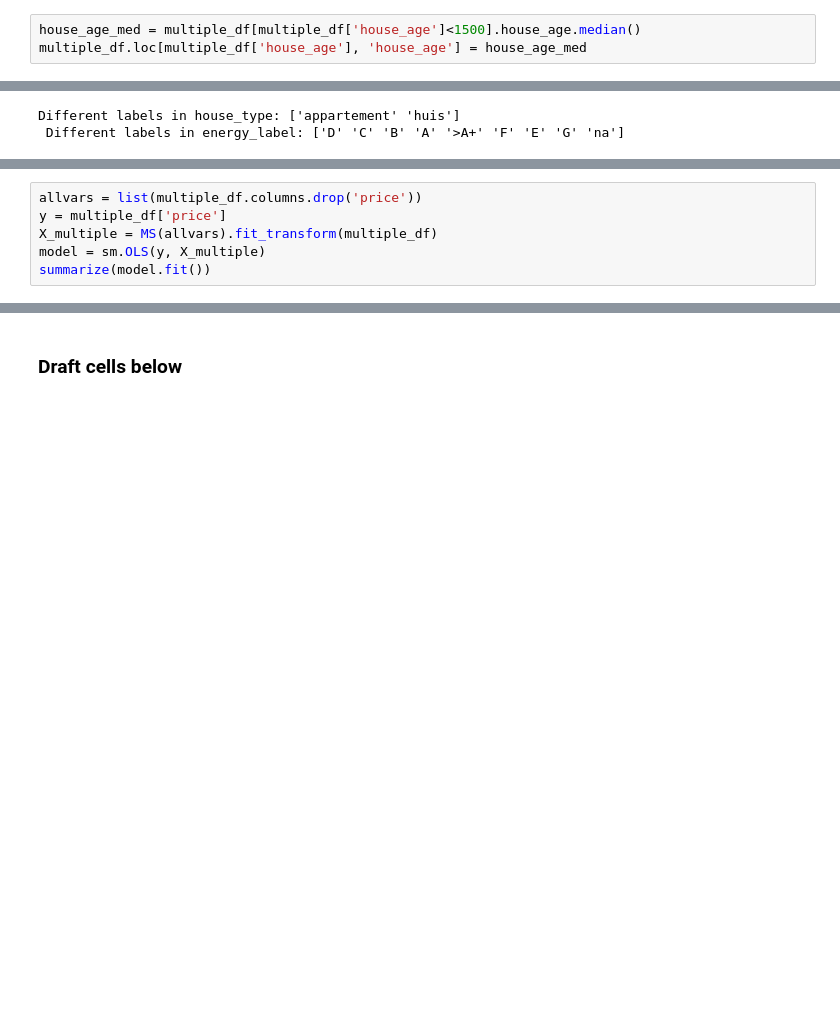
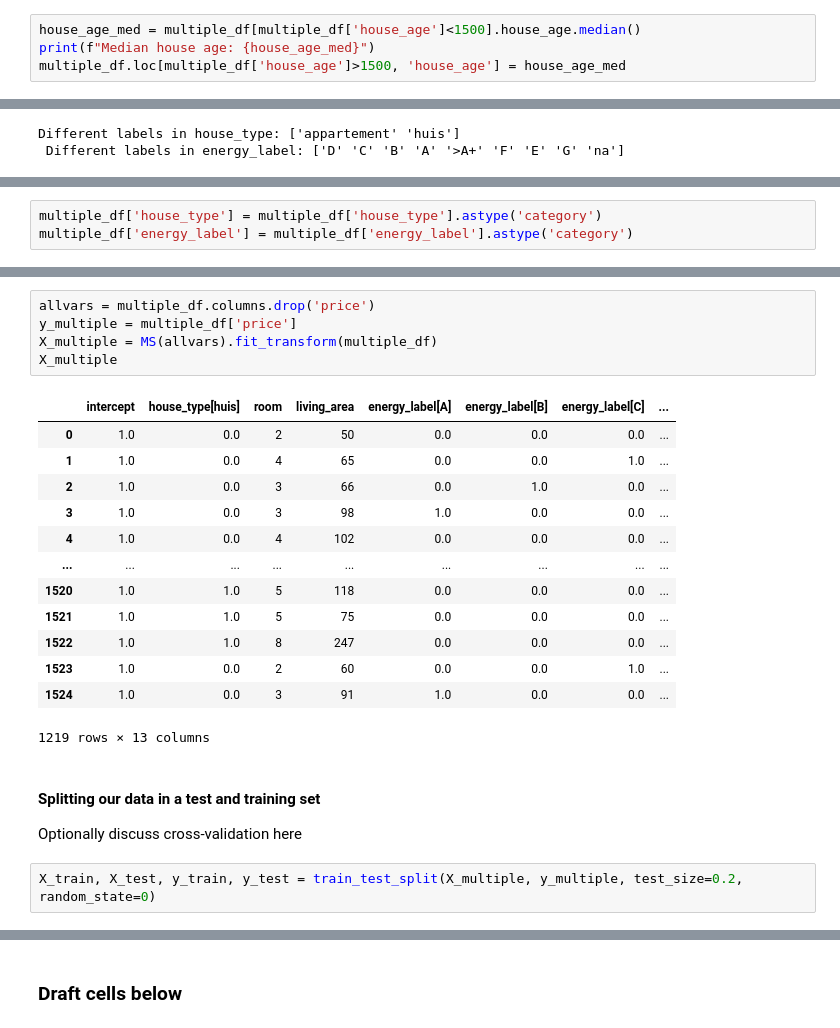
Before and after one commit to luukvanroessel/ML, a Jupyter notebook: funda.ipynb, the cells around one changed output, grey strips where cells are left out. Drawn from its saved outputs; the diff is of its cells as text; blank space fills up the shorter version.

Commit message:
Finalize multiple regression

```diff
--- a/funda.ipynb
+++ b/funda.ipynb
@@ -220,5 +218,6 @@ sns.pairplot(data=multiple_df)
 Apparently, some houses have an house_age of 2023, which is likely invalid. For now, we enter the median value of the valid house_age for the invalid entries
 # %%
 house_age_med = multiple_df[multiple_df['house_age']<1500].house_age.median()
-multiple_df.loc[multiple_df['house_age'], 'house_age'] = house_age_med
+print(f"Median house age: {house_age_med}")
+multiple_df.loc[multiple_df['house_age']>1500, 'house_age'] = house_age_med
 # %% [markdown]
@@ -240,0 +237,3 @@ multiple_df.energy_label.hist()
+# %%
+multiple_df['house_type'] = multiple_df['house_type'].astype('category')
+multiple_df['energy_label'] = multiple_df['energy_label'].astype('category')
@@ -241,6 +247,25 @@ multiple_df.energy_label.hist()
 # %%
-allvars = list(multiple_df.columns.drop('price'))
-y = multiple_df['price']
+allvars = multiple_df.columns.drop('price')
+y_multiple = multiple_df['price']
 X_multiple = MS(allvars).fit_transform(multiple_df)
-model = sm.OLS(y, X_multiple)
-summarize(model.fit())
+X_multiple
+# %% [output]
+|  | intercept | house_type[huis] | room | living_area | energy_label[A] | energy_label[B] | energy_label[C] | ... |
+| 0 | 1.0 | 0.0 | 2 | 50 | 0.0 | 0.0 | 0.0 | ... |
+| 1 | 1.0 | 0.0 | 4 | 65 | 0.0 | 0.0 | 1.0 | ... |
+| 2 | 1.0 | 0.0 | 3 | 66 | 0.0 | 1.0 | 0.0 | ... |
+| 3 | 1.0 | 0.0 | 3 | 98 | 1.0 | 0.0 | 0.0 | ... |
+| 4 | 1.0 | 0.0 | 4 | 102 | 0.0 | 0.0 | 0.0 | ... |
+| ... | ... | ... | ... | ... | ... | ... | ... | ... |
+| 1520 | 1.0 | 1.0 | 5 | 118 | 0.0 | 0.0 | 0.0 | ... |
+| 1521 | 1.0 | 1.0 | 5 | 75 | 0.0 | 0.0 | 0.0 | ... |
+| 1522 | 1.0 | 1.0 | 8 | 247 | 0.0 | 0.0 | 0.0 | ... |
+| 1523 | 1.0 | 0.0 | 2 | 60 | 0.0 | 0.0 | 1.0 | ... |
+| 1524 | 1.0 | 0.0 | 3 | 91 | 1.0 | 0.0 | 0.0 | ... |
+1219 rows × 13 columns
+# %% [markdown]
+#### Splitting our data in a test and training set
+
+Optionally discuss cross-validation here
+# %%
+X_train, X_test, y_train, y_test = train_test_split(X_multiple, y_multiple, test_size=0.2, random_state=0)
```
Also changed, not shown: parts of 18 cells of this notebook.
